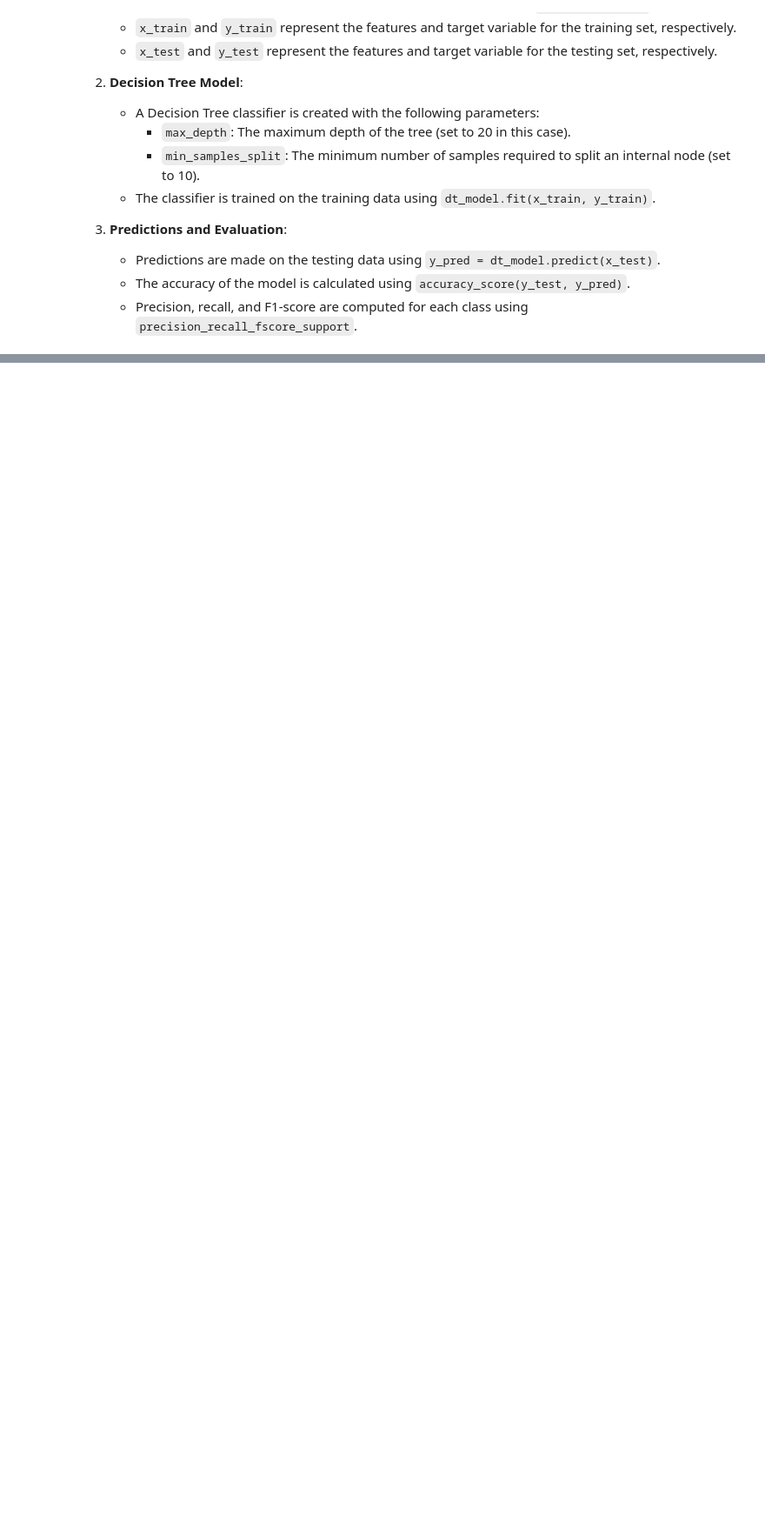
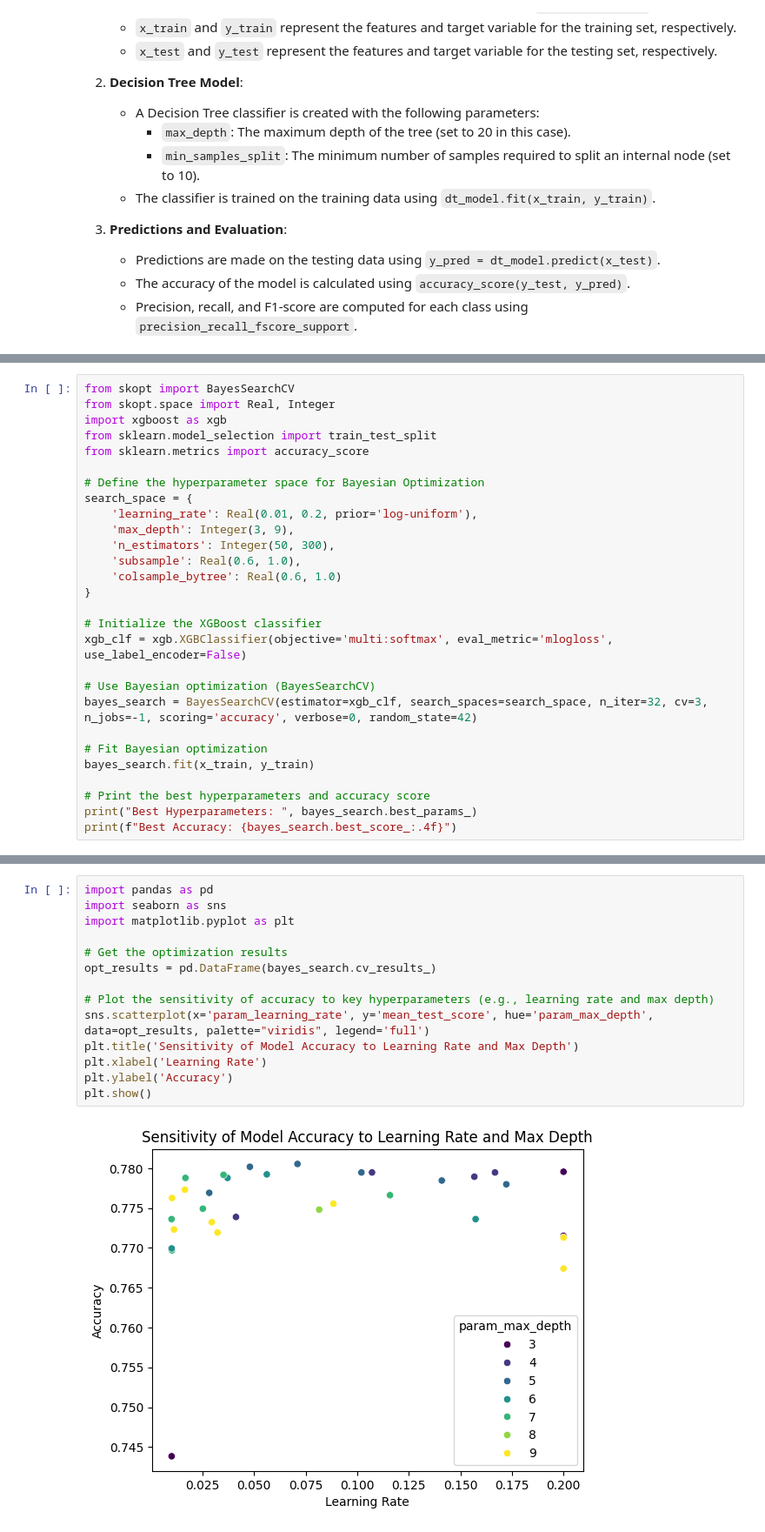
Before and after one commit to rounak97/Credit-Risk-Modelling-Using-Machine-Learning, a Jupyter notebook: Credit_risk_notebook.ipynb, the cells around one changed output, grey strips where cells are left out. Shown at 87% size. Cells and saved outputs as stored; diff of their text form; blank space fills up the shorter version.

```diff
--- a/Credit_risk_notebook.ipynb
+++ b/Credit_risk_notebook.ipynb
@@ -880,0 +1160,28 @@ Test Accuracy: 0.7811719957209081
+# %%
+from skopt import BayesSearchCV
+from skopt.space import Real, Integer
+import xgboost as xgb
+from sklearn.model_selection import train_test_split
+from sklearn.metrics import accuracy_score
+
+# Define the hyperparameter space for Bayesian Optimization
+search_space = {
+    'learning_rate': Real(0.01, 0.2, prior='log-uniform'),
+    'max_depth': Integer(3, 9),
+    'n_estimators': Integer(50, 300),
+    'subsample': Real(0.6, 1.0),
+    'colsample_bytree': Real(0.6, 1.0)
+}
+
+# Initialize the XGBoost classifier
+xgb_clf = xgb.XGBClassifier(objective='multi:softmax', eval_metric='mlogloss', use_label_encoder=False)
+
+# Use Bayesian optimization (BayesSearchCV)
+bayes_search = BayesSearchCV(estimator=xgb_clf, search_spaces=search_space, n_iter=32, cv=3, n_jobs=-1, scoring='accuracy', verbose=0, random_state=42)
+
+# Fit Bayesian optimization
+bayes_search.fit(x_train, y_train)
+
+# Print the best hyperparameters and accuracy score
+print("Best Hyperparameters: ", bayes_search.best_params_)
+print(f"Best Accuracy: {bayes_search.best_score_:.4f}")
@@ -880,0 +1200,16 @@ Test Accuracy: 0.7811719957209081
+# %%
+import pandas as pd
+import seaborn as sns
+import matplotlib.pyplot as plt
+
+# Get the optimization results
+opt_results = pd.DataFrame(bayes_search.cv_results_)
+
+# Plot the sensitivity of accuracy to key hyperparameters (e.g., learning rate and max depth)
+sns.scatterplot(x='param_learning_rate', y='mean_test_score', hue='param_max_depth', data=opt_results, palette="viridis", legend='full')
+plt.title('Sensitivity of Model Accuracy to Learning Rate and Max Depth')
+plt.xlabel('Learning Rate')
+plt.ylabel('Accuracy')
+plt.show()
+# %% [output]
+[figure, added]
```
Also changed, not shown: parts of 61 cells of this notebook.
